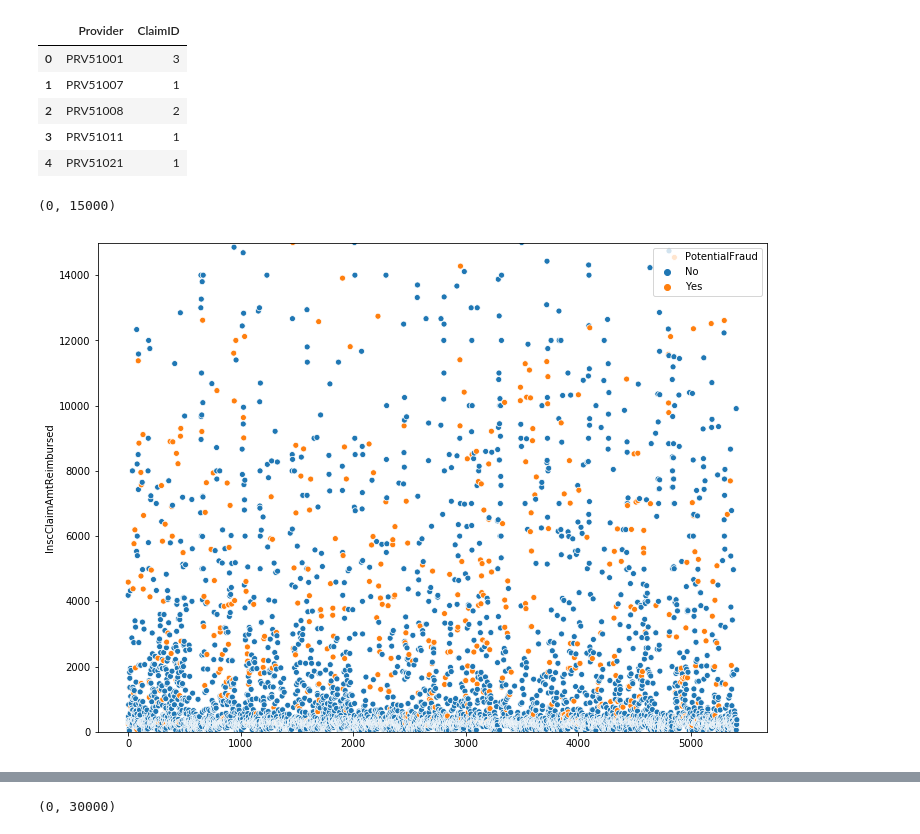
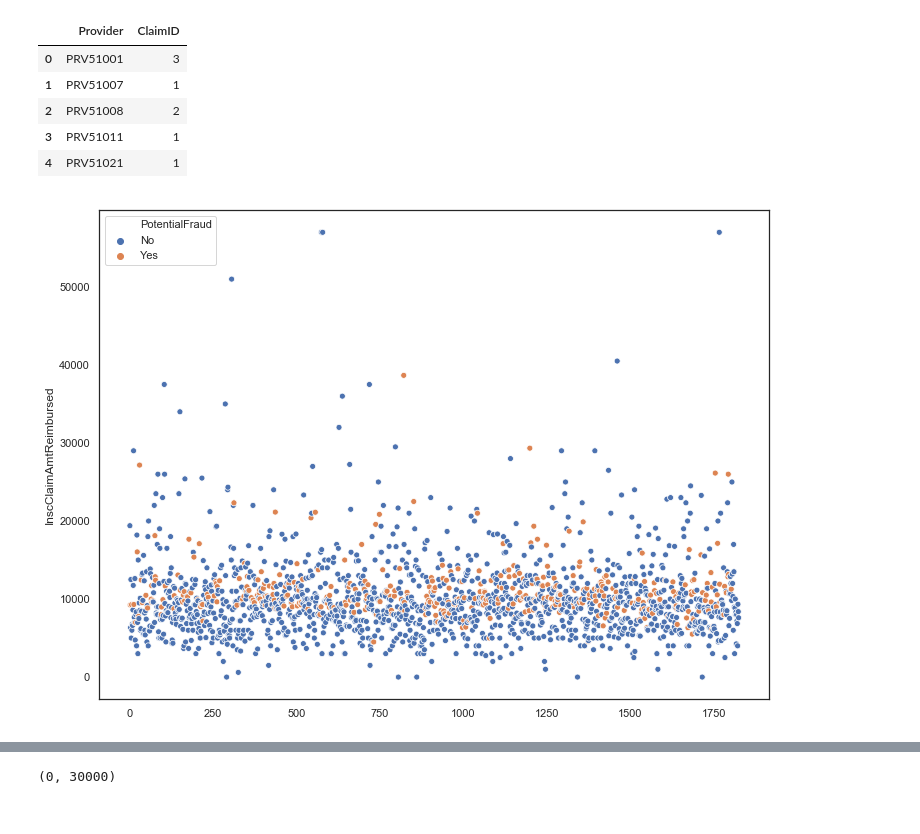
Before and after one commit to microwolf/capstone_healthcare_fraud, a Jupyter notebook: contributors/patrice/scripts/Feature Selection.ipynb, the cells around one changed output, grey strips where cells are left out. Saved outputs shown, nothing was run; the diff lists cells and outputs as text; code cells hidden in the pictures.

```diff
--- a/contributors/patrice/scripts/Feature Selection.ipynb
+++ b/contributors/patrice/scripts/Feature Selection.ipynb
@@ -25,6 +51,6 @@ benefit = pd.read_csv(os.path.join(file_path,'Train_Beneficiarydata-154286562758
 # %%
-prv_g = in_patient.groupby(['Provider'], as_index=False).agg({'ClaimID':'nunique', 'BeneID':'nunique',
+prv_g = all_merge.groupby(['Provider'], as_index=False).agg({'ClaimID':'nunique', 'BeneID':'nunique',
                                                               'InscClaimAmtReimbursed':'mean' })
-
-prv_g = prv_g.rename(columns={'BeneID':'TotalPatient','ClaimID':'TotalClaim',
-                              'InscClaimAmtReimbursed':'AvgClaimAmtReimbursed' })
+prv_g = prv_g.rename(columns={'BeneID':'MergeTotalPatient','ClaimID':'MergeTotalClaim',
+                              'InscClaimAmtReimbursed':'MergeAvgClaimReimbursed' })
+prv_g = prv_g.merge(provider,how='inner', on=['Provider'])
@@ -31,9 +66,9 @@ prv_g = prv_g.rename(columns={'BeneID':'TotalPatient','ClaimID':'TotalClaim',
 # %%
-top_f = in_patient[in_patient.ClmAdmitDiagnosisCode.isin(['78650', '78605', '486', '4280', '7802', 'V5789', '78097', '78900',
+top_f = all_merge[all_merge.ClmAdmitDiagnosisCode.isin(['78650', '78605', '486', '4280', '7802', 'V5789', '78097', '78900',
        '78079', '49121', '42731', '71536', '5990', '5789', '78060',
        '0389', '78659', '41401', '78609', '43491'])]
 # %%
 topf_g = top_f.groupby(['Provider'], as_index=False).agg({'ClaimID':'nunique'}).reset_index()
 topf_g = topf_g.rename(columns={'ClaimID':'NumTopCodeClaim'}).drop('index', axis=1)
-prv_g =prv_g.merge(topf_g, how='inner',on='Provider')
+prv_g =prv_g.merge(topf_g, how='left',on='Provider')
 # %%
@@ -79,10 +143,18 @@ no_dup_g.head()
 | 2 | PRV51008 | 2 |
 | 3 | PRV51011 | 1 |
 | 4 | PRV51021 | 1 |
+# %%
+in_g = in_patient.groupby(['Provider'], as_index=False).agg({'ClaimID':'count', 'BeneID':'nunique',
+                                            'InscClaimAmtReimbursed':'mean' }).merge(provider,how='inner',on='Provider')
+
+out_g = out_patient.groupby(['Provider'], as_index=False).agg({'ClaimID':'count', 'BeneID':'nunique',
+                                            'InscClaimAmtReimbursed':'mean' }).merge(provider,how='inner',on='Provider')
+
+merge_g = all_merge.groupby(['Provider'],as_index=False).agg({'ClaimID':'count', 'BeneID':'nunique',
+                                                                'InscClaimAmtReimbursed':'mean','PotentialFraud':'max'})
 # %%
 plt.figure(figsize=(12,9))
-ax = sns.scatterplot(x=pd.Series(prv_g.index),y='InscClaimAmtReimbursed',hue='PotentialFraud',data=prv_g)
-plt.ylim(0,15000)
+ax = sns.scatterplot(x=pd.Series(prv_g.index),y='InscClaimAmtReimbursed',hue='PotentialFraud',data=in_g)
+#plt.ylim(0,6000)
 # %% [output]
-(0, 15000)
-[figure, old version]
+[figure, new version]
```
Also changed, not shown: parts of 25 cells of this notebook, 3 other files.
